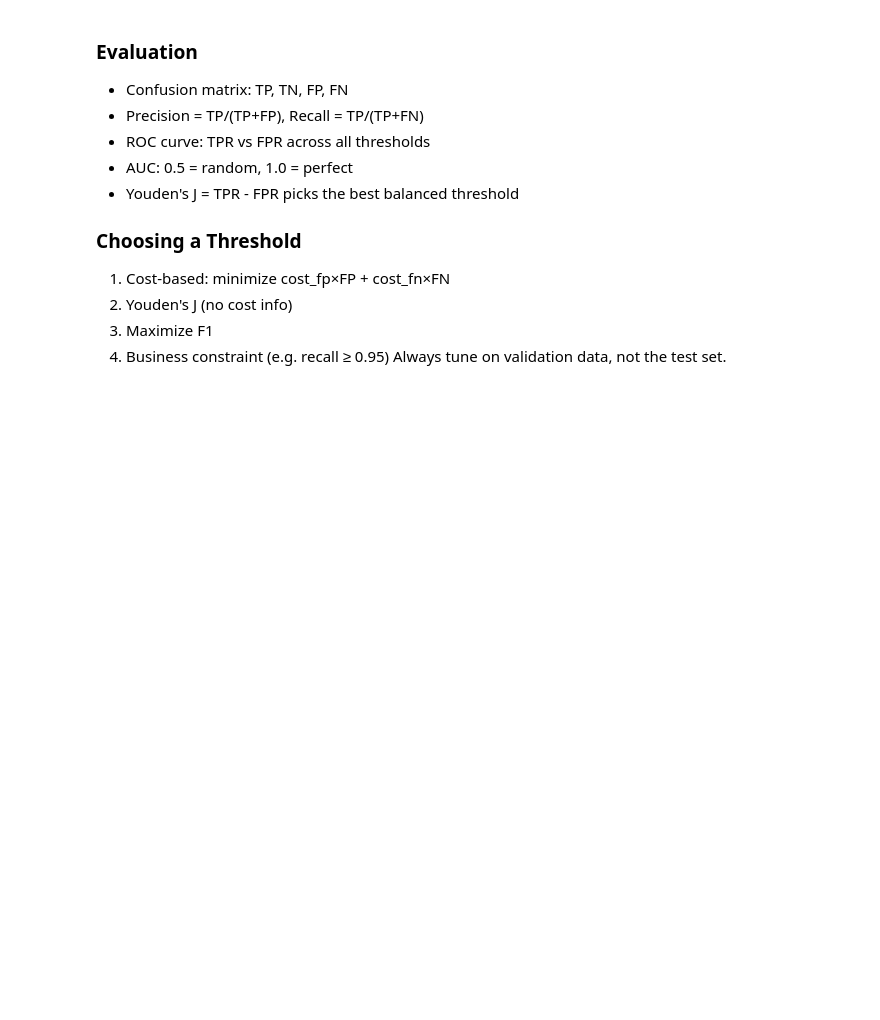
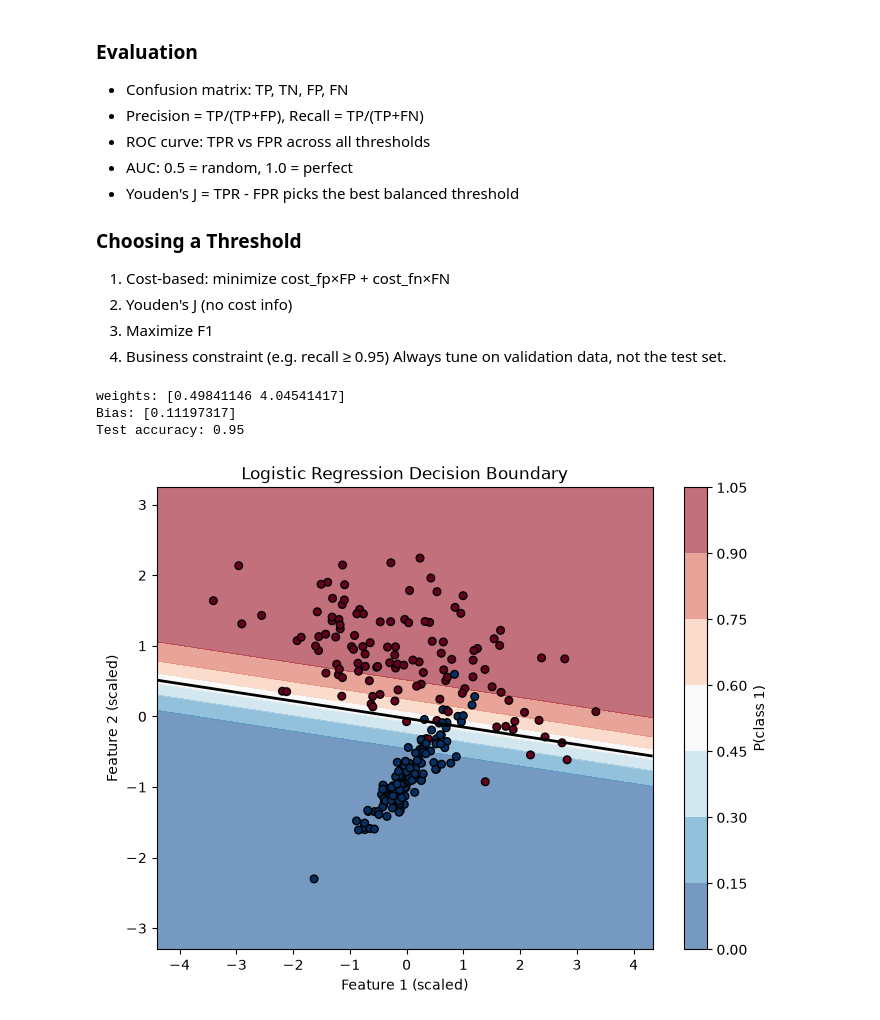
Before and after one commit to nevilsolanki26-afk/applied-ML, a Jupyter notebook: 03_Logistic_regression.ipynb, the cells around one changed output. Saved outputs shown, nothing was run; the diff lists cells and outputs as text; code cells hidden in the pictures; blank space fills up the shorter version.

```diff
--- a/03_Logistic_regression.ipynb
+++ b/03_Logistic_regression.ipynb
@@ -295,3 +295,70 @@ db = (1/m) Σ(ŷ - y)
 3. Maximize F1
 4. Business constraint (e.g. recall ≥ 0.95)
 Always tune on validation data, not the test set.
+# %%
+from sklearn.datasets import make_classification
+from sklearn.model_selection import train_test_split
+from sklearn.preprocessing import StandardScaler
+
+X2, y2 = make_classification(
+    n_samples=300,
+    n_features=2,
+    n_redundant=0,
+    n_clusters_per_class=1,
+    class_sep=1.0,
+    random_state=42
+)
+
+y2 = y2.reshape(-1,1)
+
+X2_train, X2_test, y2_train, y2_test = train_test_split(
+    X2, y2, test_size=0.2, random_state=42, stratify=y2
+)
+
+scaler2 = StandardScaler()
+X2_train_s = scaler2.fit_transform(X2_train)
+X2_test_s = scaler2.transform(X2_test)
+
+model2 = LogisticRegressionGD(learning_rate=0.1, epochs=1000, verbose=False)
+model2.fit(X2_train_s, y2_train)
+
+print("weights:", model2.weights.flatten())
+print("Bias:", model2.bias.flatten())
+print("Test accuracy:", model2.score(X2_test_s, y2_test))
+# %% [output]
+weights: [0.49841146 4.04541417]
+Bias: [0.11197317]
+Test accuracy: 0.95
+# %%
+# Grid covering the feature space
+x1_min, x1_max = X2_train_s[:, 0].min() - 1, X2_train_s[:, 0].max() + 1
+x2_min, x2_max = X2_train_s[:, 1].min() - 1, X2_train_s[:, 1].max() + 1
+
+xx1, xx2 = np.meshgrid(
+    np.linspace(x1_min, x1_max, 300),
+    np.linspace(x2_min, x2_max, 300)
+)
+
+# Predicted probability at every grid point
+grid = np.c_[xx1.ravel(), xx2.ravel()]          # shape (90000, 2)
+probs = model2.predict_proba(grid).reshape(xx1.shape)
+
+plt.figure(figsize=(8, 6))
+
+# Colored probability regions
+plt.contourf(xx1, xx2, probs, cmap='RdBu_r', alpha=0.6)
+plt.colorbar(label='P(class 1)')
+
+# The decision boundary: where probability = 0.5
+plt.contour(xx1, xx2, probs, levels=[0.5], colors='black', linewidths=2)
+
+# Training points
+plt.scatter(X2_train_s[:, 0], X2_train_s[:, 1],
+            c=y2_train.flatten(), cmap='RdBu_r', edgecolors='k', s=30)
+
+plt.xlabel('Feature 1 (scaled)')
+plt.ylabel('Feature 2 (scaled)')
+plt.title('Logistic Regression Decision Boundary')
+plt.show()
+# %% [output]
+[figure, added]
```
Also changed, not shown: parts of 8 cells of this notebook.
